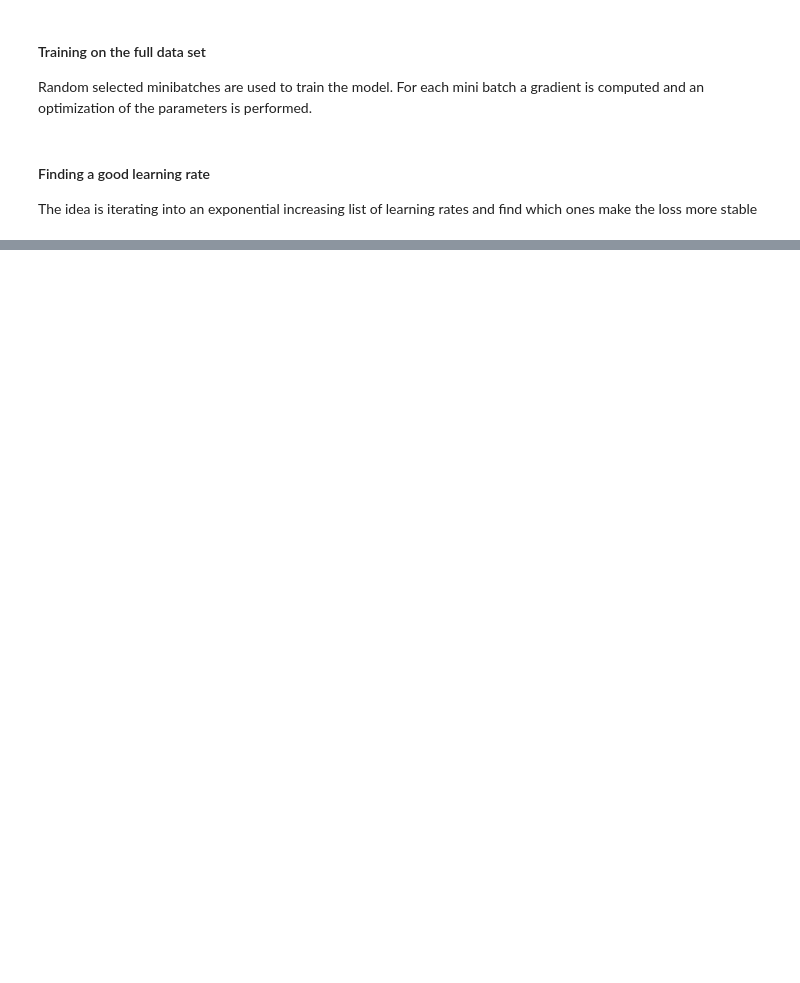
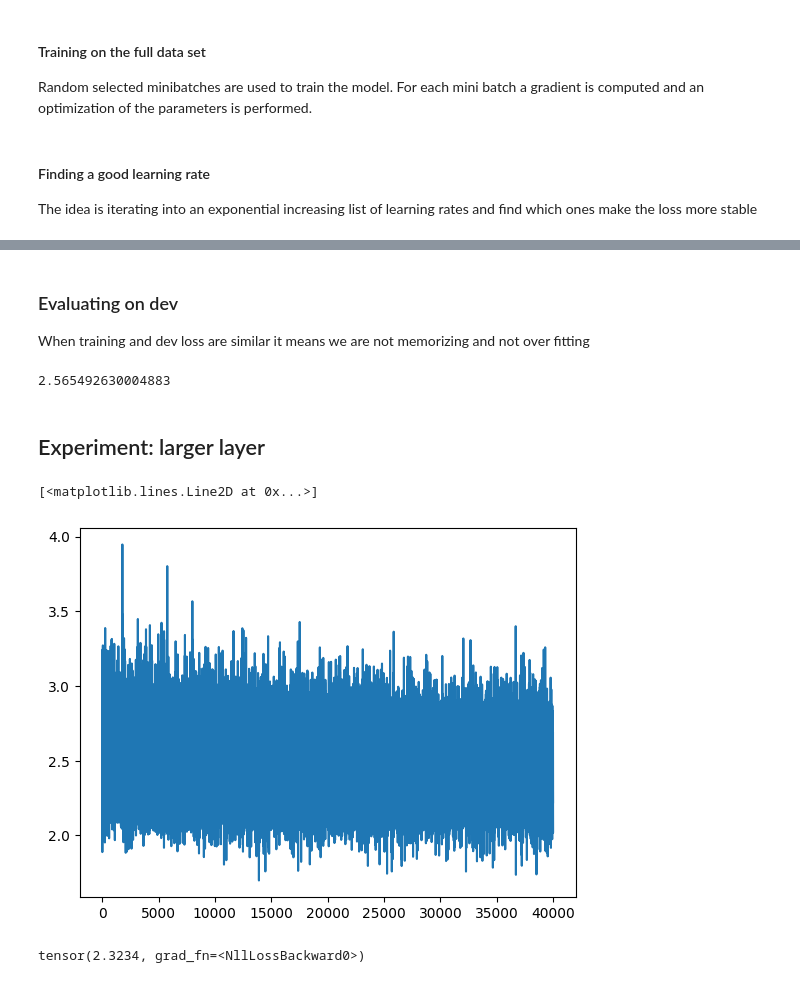
Before and after one commit to junietoc/makemore, a Jupyter notebook: makemore pt2.ipynb, the cells around one changed output, grey strips where cells are left out. Cells and saved outputs as stored; diff of their text form; code cells hidden in the pictures; blank space fills up the shorter version.

```diff
--- a/makemore pt2.ipynb
+++ b/makemore pt2.ipynb
@@ -314,0 +364,5 @@ plt.plot(lr_track, loss_track)
+# %%
+parameters = [C, W1, b1, W2, b2]
+# %%
+for p in parameters:
+    p.requires_grad = True
@@ -314,0 +400,55 @@ plt.plot(lr_track, loss_track)
+# %% [markdown]
+### Evaluating on dev
+When training and dev loss are similar it means we are not memorizing and not over fitting
+# %%
+emb = C[Xdev]
+h = torch.tanh(emb.view(-1, 6) @ W1 + b1)
+logits = h @ W2 + b2
+loss = F.cross_entropy(logits, Ydev)
+# %%
+print(loss.item())
+# %% [output]
+2.565492630004883
+# %% [markdown]
+## Experiment: larger layer
+# %%
+lossi = []
+stepi = []
+
+for i in range(40000):
+    ix = torch.randint(0, Xtr.shape[0], (32,))
+
+    # forward pass
+    emb = C[Xtr[ix]]
+    h = torch.tanh(emb.view(-1, 6) @ W1 + b1)
+    logits = h @ W2 + b2
+    loss = F.cross_entropy(logits, Ytr[ix])
+
+    # backward pass
+    for p in parameters:
+        p.grad = None
+
+    # -- backprop
+    loss.backward()
+
+    # update
+    lr = 0.01
+    for p in parameters:
+        p.data += -lr*p.grad
+
+    # track
+    lossi.append(loss.item())
+    stepi.append(i)
+# %%
+plt.plot(stepi, lossi)
+# %% [output]
+[<matplotlib.lines.Line2D at 0x...>]
+[figure, added]
+# %%
+emb = C[Xdev]
+h = torch.tanh(emb.view(-1, 6) @ W1 + b1)
+logits = h @ W2 + b2
+loss = F.cross_entropy(logits, Ydev)
+loss
+# %% [output]
+tensor(2.3234, grad_fn=<NllLossBackward0>)
```
Also changed, not shown: parts of 33 cells of this notebook.
